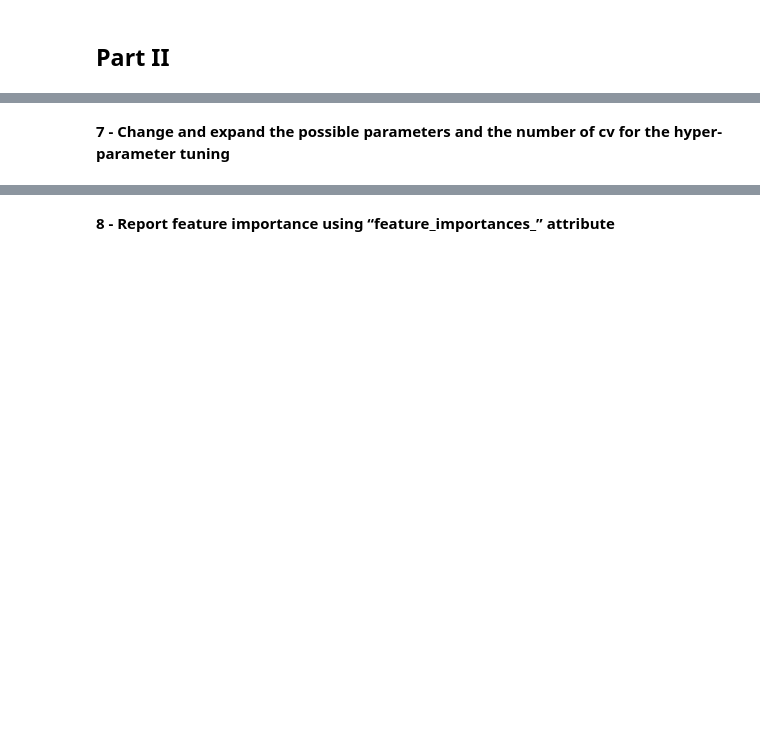
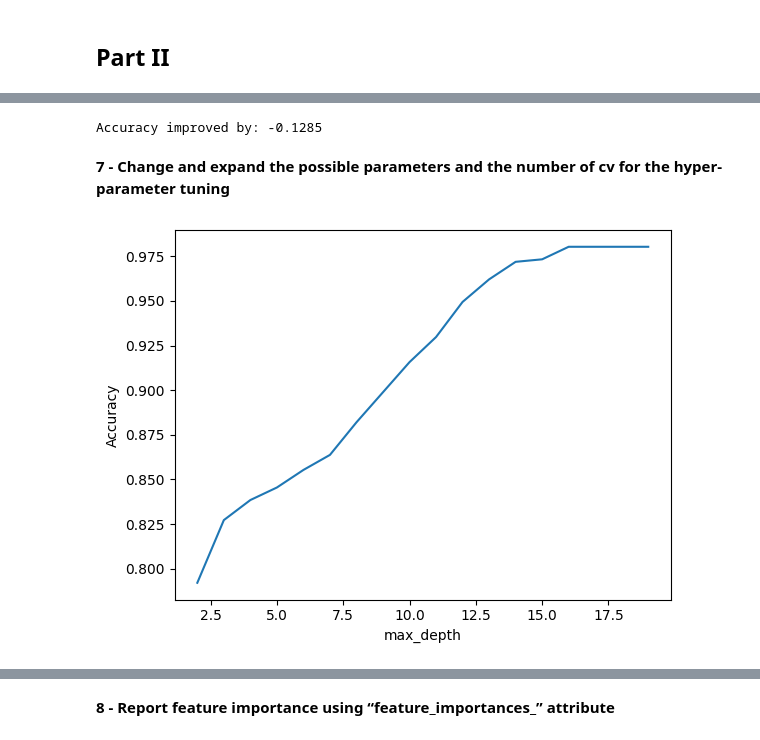
Before and after one commit to straylight77/data-sci-learning, a Jupyter notebook: dat203/lab6.ipynb, the cells around one changed output, grey strips where cells are left out. Drawn from its saved outputs; the diff is of its cells as text; code cells hidden in the pictures; blank space fills up the shorter version.

Commit message:
Bunch of improvements.  Added more for the hyper-paramter exploration (with charts).  But more cleanups and ready to submit.

```diff
--- a/dat203/lab6.ipynb
+++ b/dat203/lab6.ipynb
@@ -135,19 +177,25 @@ print(metrics.classification_report(y_test, y_pred))
 # %%
-print("Accuracy improved by: ", score2 - score)
+print(f"Accuracy improved by: {score2-score:.4f}")
+# %% [output]
+Accuracy improved by: -0.1285
 # %% [markdown]
 **7 - Change and expand the possible parameters and the number of cv for the hyper-parameter tuning**
 # %%
-# Explore Max Depth
+%%time
+################ Explore Max Depth ################
 
 depth_range = range(2, 20)
 accuracy = [ ]
+
 for d in depth_range:
-    m = tree.DecisionTreeClassifier(max_depth = d, random_state=0)
+    m = tree.DecisionTreeClassifier(max_depth=d, random_state=0)
     m.fit(X_train, y_train)
     score = m.score(X_train, y_train)
     accuracy.append(score)
 
-plt.plot(depth_range, accuracy, "o-")
-plt.xlabel("Depth")
+plt.plot(depth_range, accuracy, "-")
+plt.xlabel("max_depth")
 plt.ylabel("Accuracy")
 plt.show()
+# %% [output]
+[figure, added]
```
Also changed, not shown: parts of 18 cells of this notebook.
